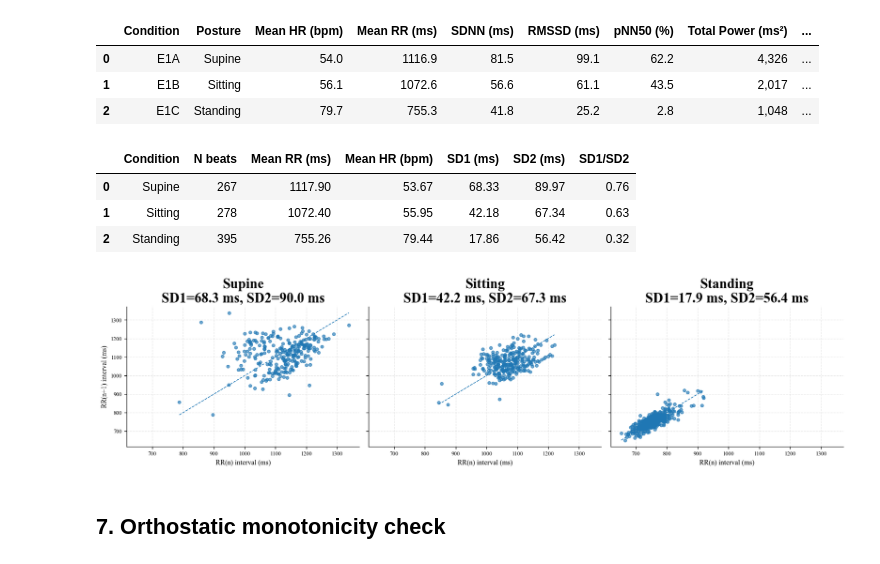
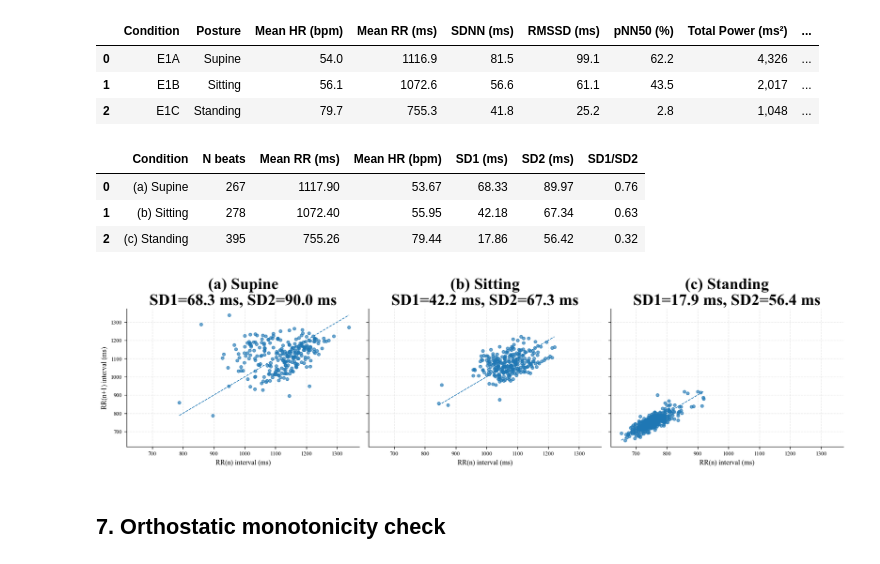
Before and after one commit to peienwu1216/hw5_ecg-analysis, a Jupyter notebook: notebooks/02_experiment_1.ipynb, the cells around one changed output. Drawn from its saved outputs; the diff is of its cells as text; code cells hidden in the pictures.

```diff
--- a/notebooks/02_experiment_1.ipynb
+++ b/notebooks/02_experiment_1.ipynb
@@ -440,9 +438,9 @@ if "results" not in globals():
 # ------------------------------------------------------------
 
 rr_dict = {
-    "Supine": results["E1A"].rr_ms_nk,
-    "Sitting": results["E1B"].rr_ms_nk,
-    "Standing": results["E1C"].rr_ms_nk,
+    "(a) Supine": results["E1A"].rr_ms_nk,
+    "(b) Sitting": results["E1B"].rr_ms_nk,
+    "(c) Standing": results["E1C"].rr_ms_nk,
 }
 
 # ------------------------------------------------------------
@@ -511,38 +509,38 @@ for ax, (condition, rr_ms) in zip(axes, rr_dict.items()):
     rr_ms = rr_ms[np.isfinite(rr_ms)]
 
     rr_n = rr_ms[:-1]
     rr_n1 = rr_ms[1:]
 
     metrics = compute_poincare_metrics(rr_ms)
 
     ax.scatter(rr_n, rr_n1, s=18, alpha=0.65)
 
     # Identity line: RR(n+1) = RR(n)
     min_rr = min(np.min(rr_n), np.min(rr_n1))
     max_rr = max(np.max(rr_n), np.max(rr_n1))
     ax.plot([min_rr, max_rr], [min_rr, max_rr], linestyle="--", linewidth=1)
 
     ax.set_title(
         f"{condition}\n"
         f"SD1={metrics['SD1 (ms)']:.1f} ms, "
         f"SD2={metrics['SD2 (ms)']:.1f} ms",
-        fontsize=20,
+        fontsize=23,
     )
 
     ax.set_xlabel("RR(n) interval (ms)")
     ax.grid(True, alpha=0.3)
 
 axes[0].set_ylabel("RR(n+1) interval (ms)")
 
 plt.tight_layout()
 PL.save_figure(fig, "nb02_fig05_poincare_plot.pdf")
 plt.show()
 # %% [output]
 |  | Condition | N beats | Mean RR (ms) | Mean HR (bpm) | SD1 (ms) | SD2 (ms) | SD1/SD2 |
-| 0 | Supine | 267 | 1117.90 | 53.67 | 68.33 | 89.97 | 0.76 |
-| 1 | Sitting | 278 | 1072.40 | 55.95 | 42.18 | 67.34 | 0.63 |
-| 2 | Standing | 395 | 755.26 | 79.44 | 17.86 | 56.42 | 0.32 |
+| 0 | (a) Supine | 267 | 1117.90 | 53.67 | 68.33 | 89.97 | 0.76 |
+| 1 | (b) Sitting | 278 | 1072.40 | 55.95 | 42.18 | 67.34 | 0.63 |
+| 2 | (c) Standing | 395 | 755.26 | 79.44 | 17.86 | 56.42 | 0.32 |
-[figure, old version]
+[figure, new version]
 # %% [markdown]
 ## 7. Orthostatic monotonicity check
 # %%
```
Also changed, not shown: parts of 4 cells of this notebook, 26 other files.
